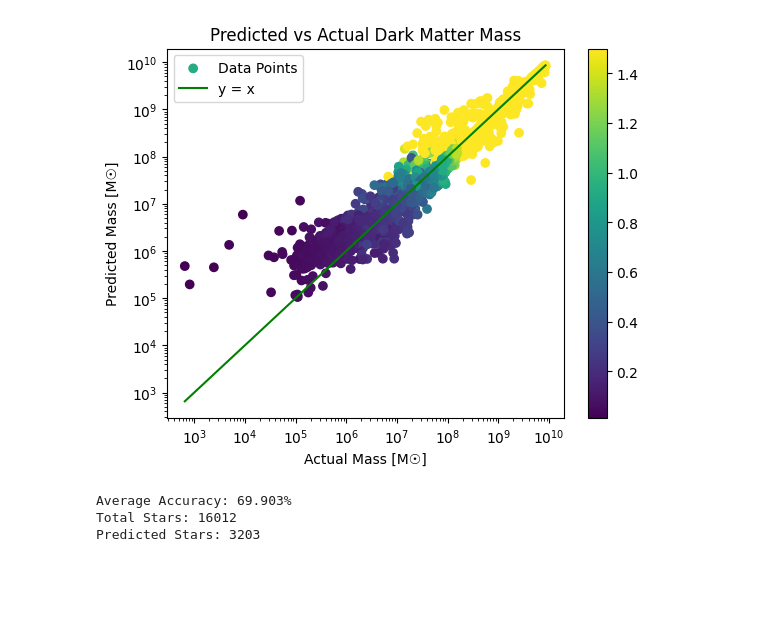
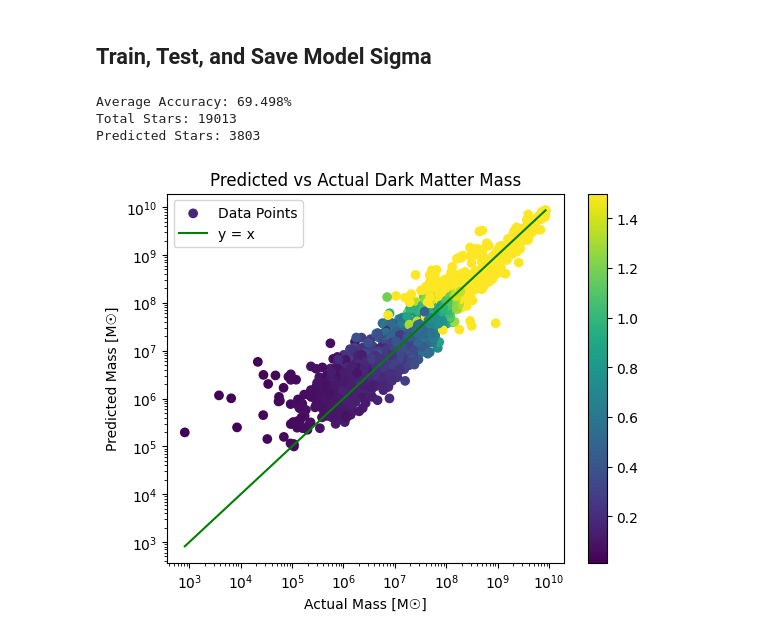
Before and after one commit to CPP-FIRE-Squad/dmai, a Jupyter notebook: src/dm.ipynb, the cells around one changed output. Drawn from its saved outputs; the diff is of its cells as text; code cells hidden in the pictures; blank space fills up the shorter version.

```diff
--- a/src/dm.ipynb
+++ b/src/dm.ipynb
@@ -1,14 +1,26 @@
-# %%
-from ml import Model, get_sim_data, get_saved_data
-
-# X, Y = get_sim_data('m10v_res250md', 0, 1)
-X, Y = get_saved_data()
-
-model = Model(X, Y)
-model.predict()
-model.results()
-# %% [output]
-[figure, removed]
-Average Accuracy: 69.903%
-Total Stars: 16012
-Predicted Stars: 3203
+# %% [markdown]
+## Train, Test, and Save Model Sigma
+# %%
+from sklearn.neighbors import KNeighborsRegressor
+from ml import graph, accuracy, split_data, get_saved_data
+import joblib
+
+X, Y = get_saved_data()
+# Split the data
+X_train, X_test, Y_train, Y_test = split_data(X, Y)
+# Create the KNN Regressor, train, and then predict
+knn_regressor = KNeighborsRegressor(n_neighbors=5)
+knn_regressor.fit(X_train, Y_train)
+Y_pred = knn_regressor.predict(X_test)
+# Graph results
+print(f"Average Accuracy: {accuracy(Y_test, Y_pred)}%")
+print(f"Total Stars: { len(X_test) + len(X_train)}")
+print(f"Predicted Stars: { len(Y_pred)}")
+graph(Y_test, Y_pred, "Predicted vs Actual Dark Matter Mass", X_test[:,4])
+# Save the big boy model
+# joblib.dump(knn_regressor, "model_sigma.pkl")
+# %% [output]
+Average Accuracy: 69.498%
+Total Stars: 19013
+Predicted Stars: 3803
+[figure, added]
```
Also changed, not shown: parts of 12 cells of this notebook, 4 other files.
